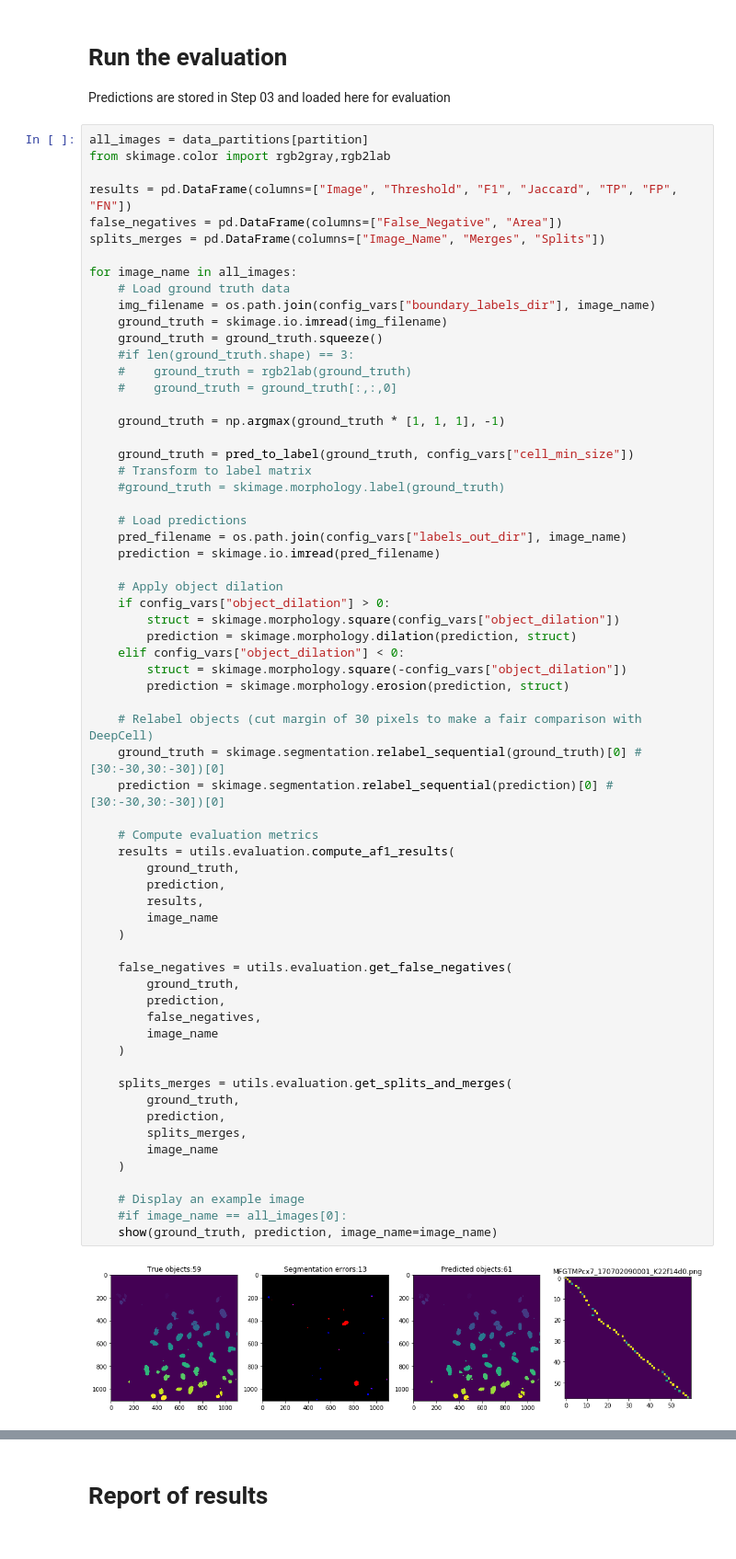
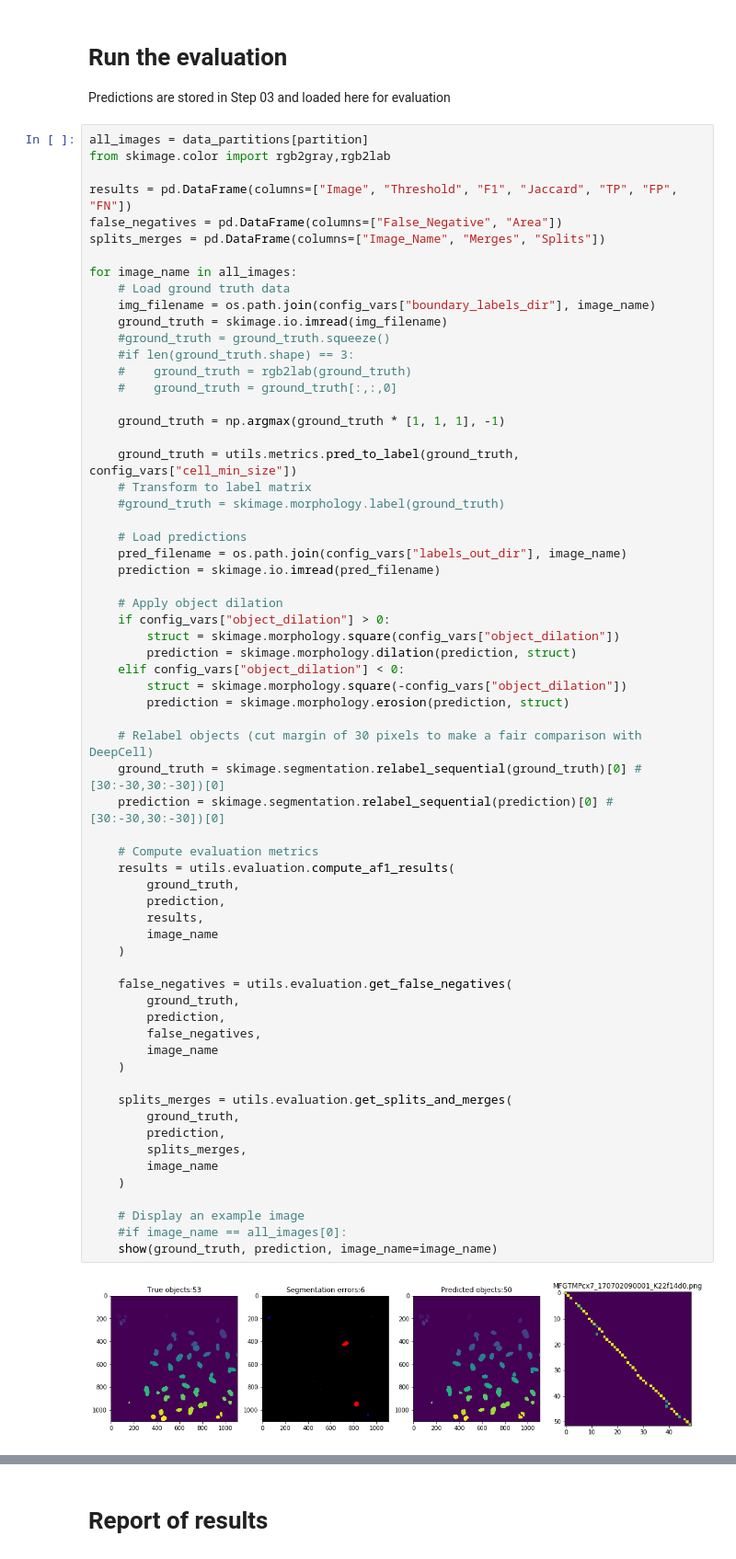
Before and after one commit to Aitslab/imageanalysis, a Jupyter notebook: Malou_dir/model1-evaluation.ipynb, the cells around one changed output, grey strips where cells are left out. Shown: that part at 92% size. Saved outputs shown, nothing was run; the diff lists cells and outputs as text.

```diff
--- a/Malou_dir/model1-evaluation.ipynb
+++ b/Malou_dir/model1-evaluation.ipynb
@@ -159,14 +129,14 @@ for image_name in all_images:
     # Load ground truth data
     img_filename = os.path.join(config_vars["boundary_labels_dir"], image_name)
     ground_truth = skimage.io.imread(img_filename)
-    ground_truth = ground_truth.squeeze()
+    #ground_truth = ground_truth.squeeze()
     #if len(ground_truth.shape) == 3:
     #    ground_truth = rgb2lab(ground_truth)
     #    ground_truth = ground_truth[:,:,0]
 
     ground_truth = np.argmax(ground_truth * [1, 1, 1], -1)
 
-    ground_truth = pred_to_label(ground_truth, config_vars["cell_min_size"])
+    ground_truth = utils.metrics.pred_to_label(ground_truth, config_vars["cell_min_size"])
     # Transform to label matrix
     #ground_truth = skimage.morphology.label(ground_truth)
 
@@ -185,31 +155,31 @@ for image_name in all_images:
     # Relabel objects (cut margin of 30 pixels to make a fair comparison with DeepCell)
     ground_truth = skimage.segmentation.relabel_sequential(ground_truth)[0] #[30:-30,30:-30])[0]
     prediction = skimage.segmentation.relabel_sequential(prediction)[0] #[30:-30,30:-30])[0]
 
     # Compute evaluation metrics
     results = utils.evaluation.compute_af1_results(
         ground_truth,
         prediction,
         results,
         image_name
     )
 
     false_negatives = utils.evaluation.get_false_negatives(
         ground_truth,
         prediction,
         false_negatives,
         image_name
     )
 
     splits_merges = utils.evaluation.get_splits_and_merges(
         ground_truth,
         prediction,
         splits_merges,
         image_name
     )
 
     # Display an example image
     #if image_name == all_images[0]:
     show(ground_truth, prediction, image_name=image_name)
 # %% [output]
-[figure, old version]
+[figure, new version]
```
Also changed, not shown: parts of 8 cells of this notebook, 5 other files.
